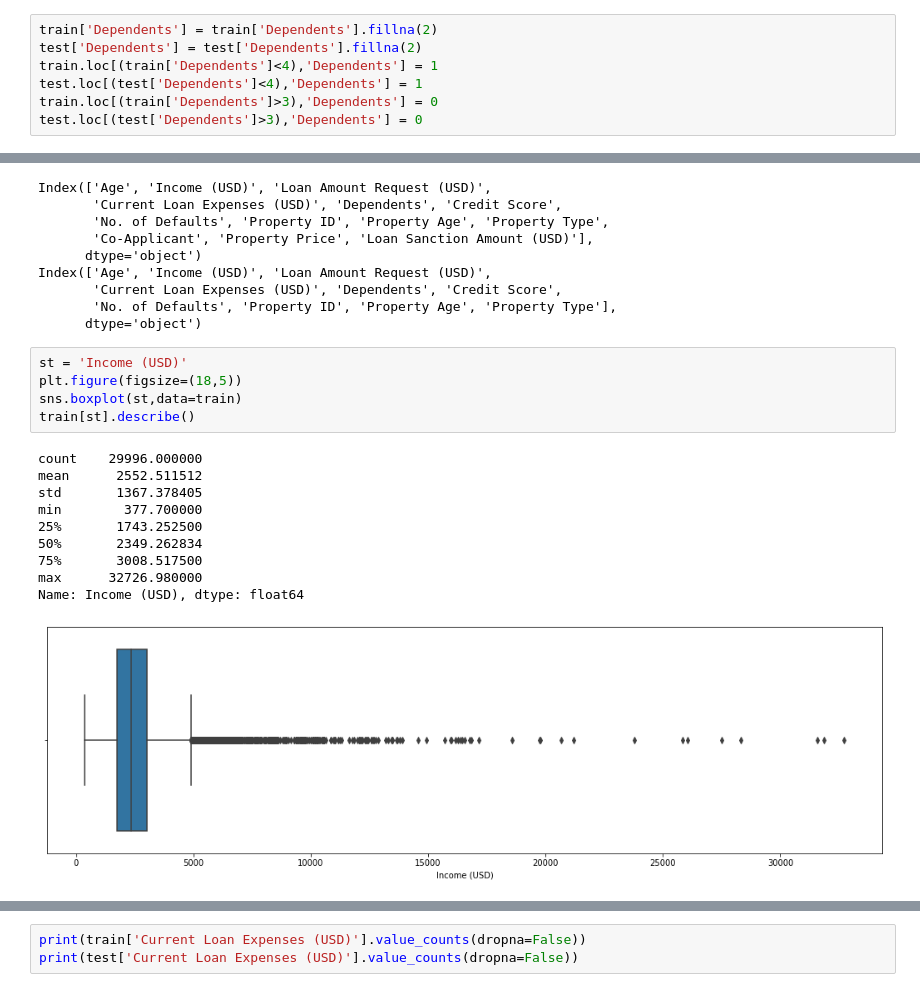
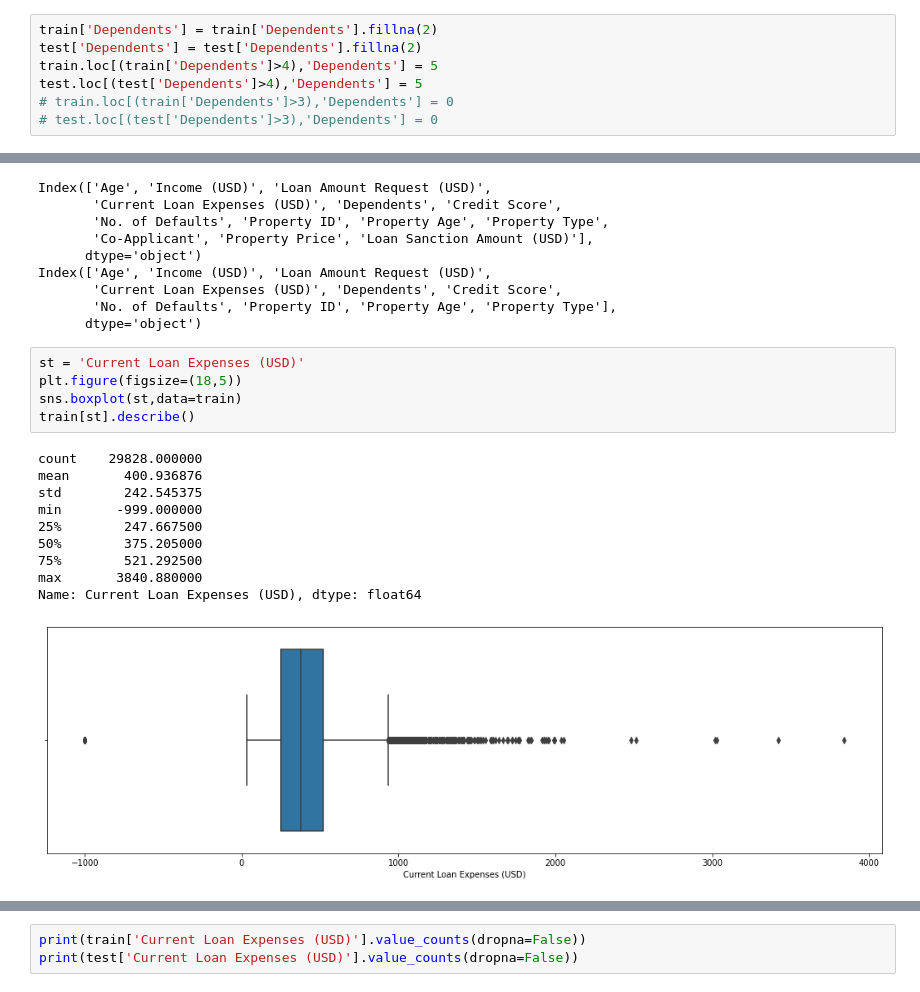
Before and after one commit to abhishekvraman/PythonCodes, a Jupyter notebook: practice.ipynb, the cells around one changed output, grey strips where cells are left out. Saved outputs shown, nothing was run; the diff lists cells and outputs as text.

```diff
--- a/practice.ipynb
+++ b/practice.ipynb
@@ -309,10 +305,10 @@ Name: Dependents, dtype: int64
 # %%
 train['Dependents'] = train['Dependents'].fillna(2)
 test['Dependents'] = test['Dependents'].fillna(2)
-train.loc[(train['Dependents']<4),'Dependents'] = 1
-test.loc[(test['Dependents']<4),'Dependents'] = 1
-train.loc[(train['Dependents']>3),'Dependents'] = 0
-test.loc[(test['Dependents']>3),'Dependents'] = 0
+train.loc[(train['Dependents']>4),'Dependents'] = 5
+test.loc[(test['Dependents']>4),'Dependents'] = 5
+# train.loc[(train['Dependents']>3),'Dependents'] = 0
+# test.loc[(test['Dependents']>3),'Dependents'] = 0
 # %% [markdown]
 __Numberical__
 # %%
@@ -329,21 +325,21 @@ Index(['Age', 'Income (USD)', 'Loan Amount Request (USD)',
        'No. of Defaults', 'Property ID', 'Property Age', 'Property Type'],
       dtype='object')
 # %%
-st = 'Income (USD)'
+st = 'Current Loan Expenses (USD)'
 plt.figure(figsize=(18,5))
 sns.boxplot(st,data=train)
 train[st].describe()
 # %% [output]
-count    29996.000000
-mean      2552.511512
-std       1367.378405
-min        377.700000
-25%       1743.252500
-50%       2349.262834
-75%       3008.517500
-max      32726.980000
-Name: Income (USD), dtype: float64
+count    29828.000000
+mean       400.936876
+std        242.545375
+min       -999.000000
+25%        247.667500
+50%        375.205000
+75%        521.292500
+max       3840.880000
+Name: Current Loan Expenses (USD), dtype: float64
-[figure, old version]
+[figure, new version]
 # %%
 plt.figure(figsize=(18,5))
 sns.boxplot(st,data=test)
```
Also changed, not shown: parts of 26 cells of this notebook.
